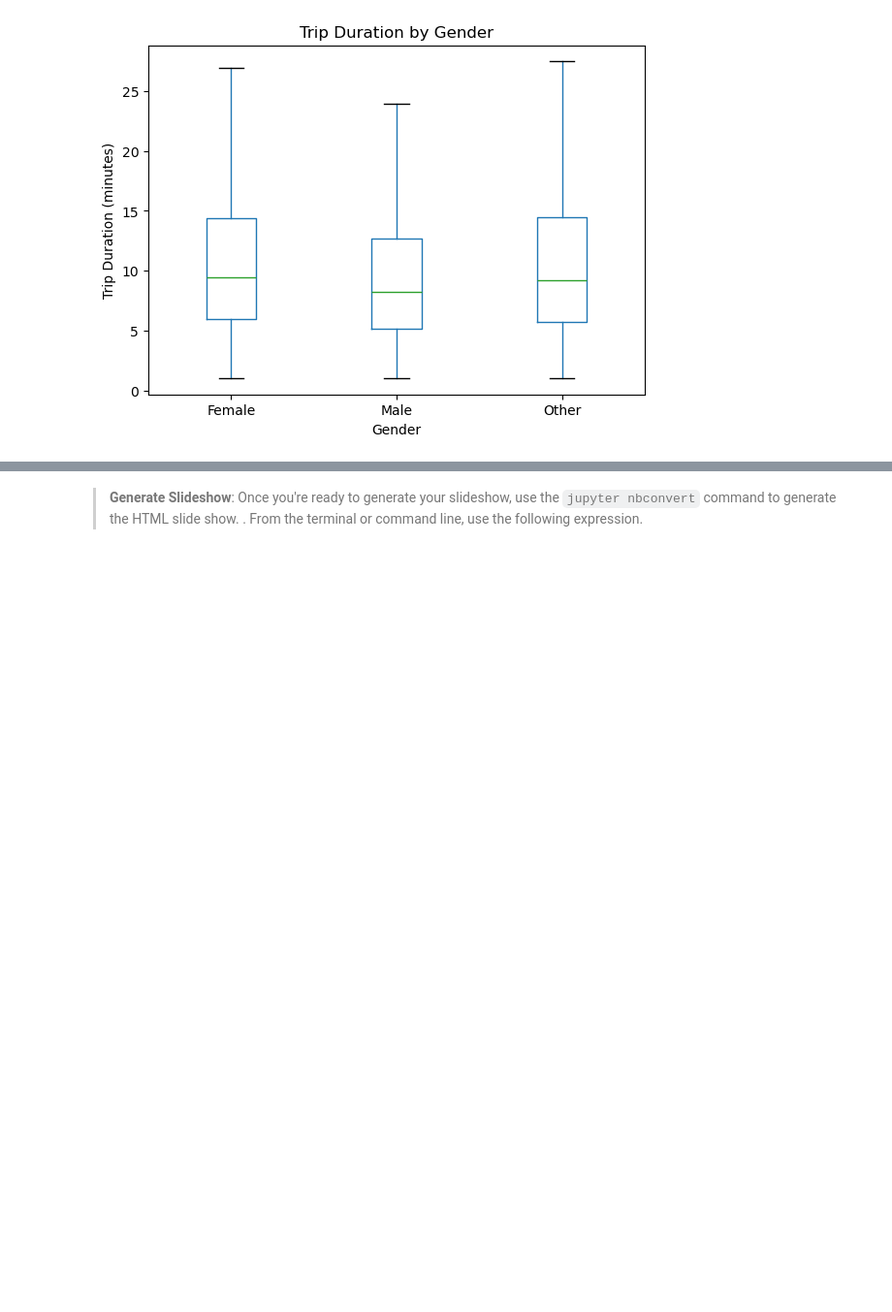
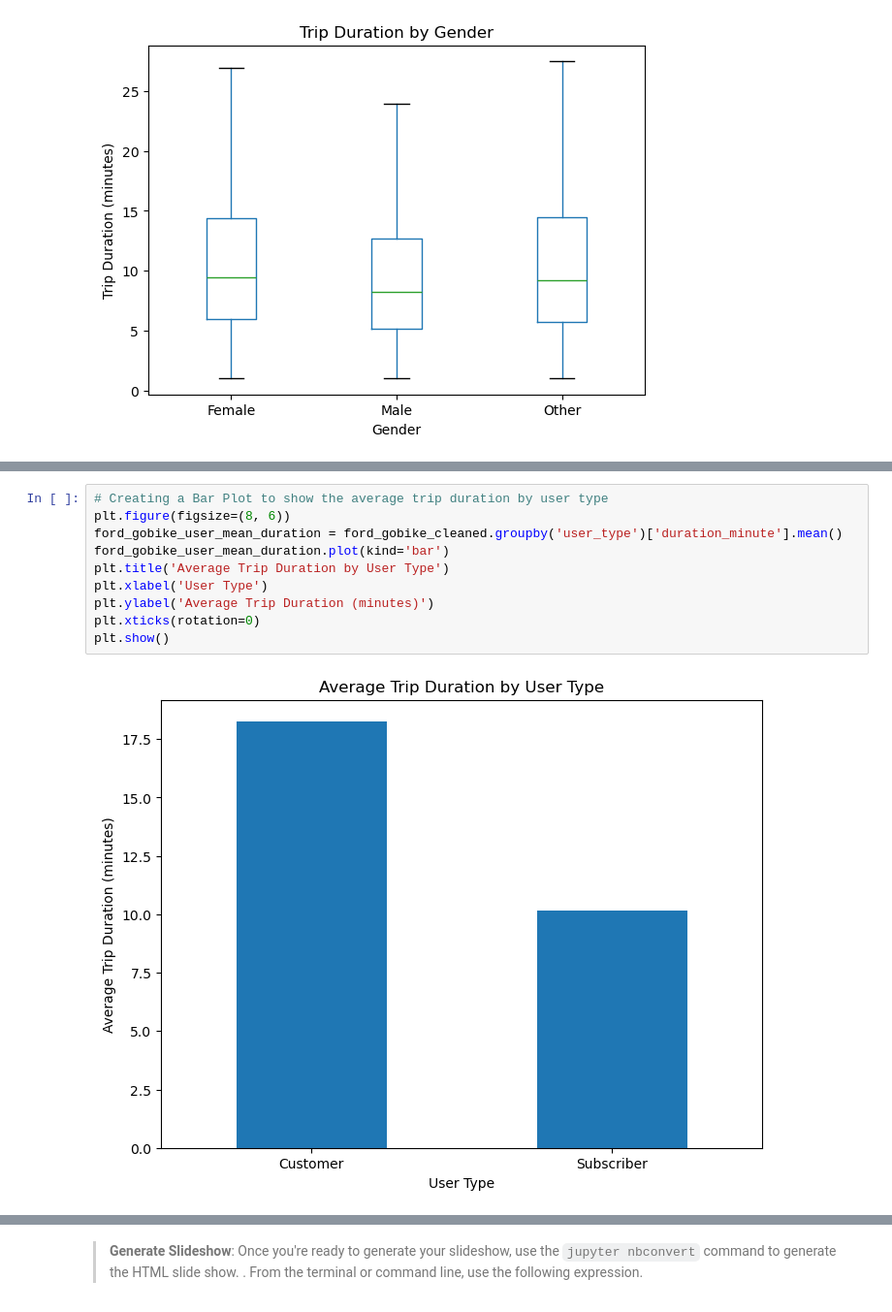
Before and after one commit to kaydee98/DataAnalytics, a Jupyter notebook: DataVisualization/Part_II_FordGoBike_slide_deck.ipynb, the cells around one changed output, grey strips where cells are left out. Shown at 97% size. Cells and saved outputs as stored; diff of their text form; blank space fills up the shorter version.

Commit message:
Added impact of user type on trip duration and trip frequency, also finalized README.md

```diff
--- a/DataVisualization/Part_II_FordGoBike_slide_deck.ipynb
+++ b/DataVisualization/Part_II_FordGoBike_slide_deck.ipynb
@@ -110,0 +114,12 @@ plt.show();
+# %%
+# Creating a Bar Plot to show the average trip duration by user type
+plt.figure(figsize=(8, 6))
+ford_gobike_user_mean_duration = ford_gobike_cleaned.groupby('user_type')['duration_minute'].mean()
+ford_gobike_user_mean_duration.plot(kind='bar')
+plt.title('Average Trip Duration by User Type')
+plt.xlabel('User Type')
+plt.ylabel('Average Trip Duration (minutes)')
+plt.xticks(rotation=0)
+plt.show()
+# %% [output]
+[figure, added]
```
Also changed, not shown: parts of 5 cells of this notebook.
